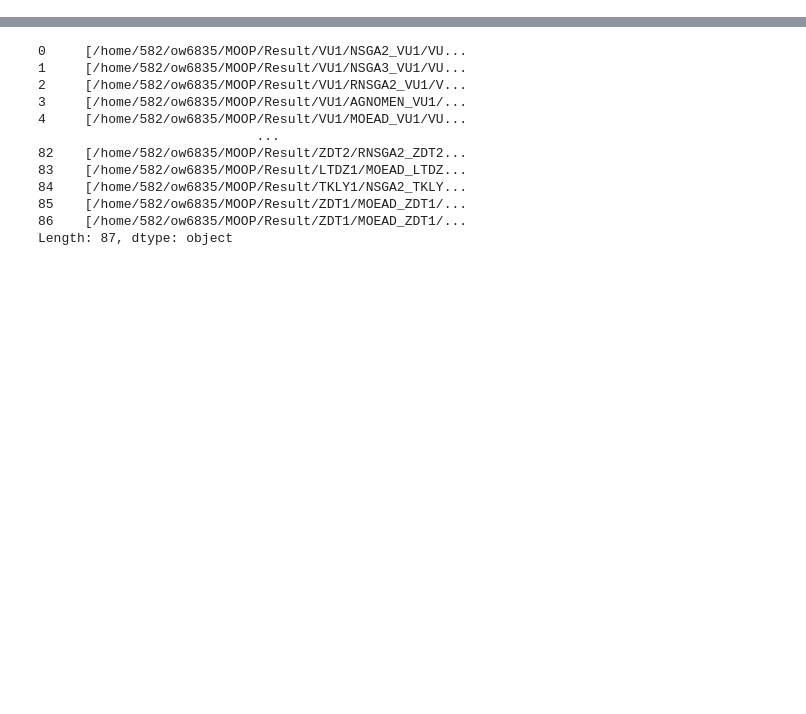
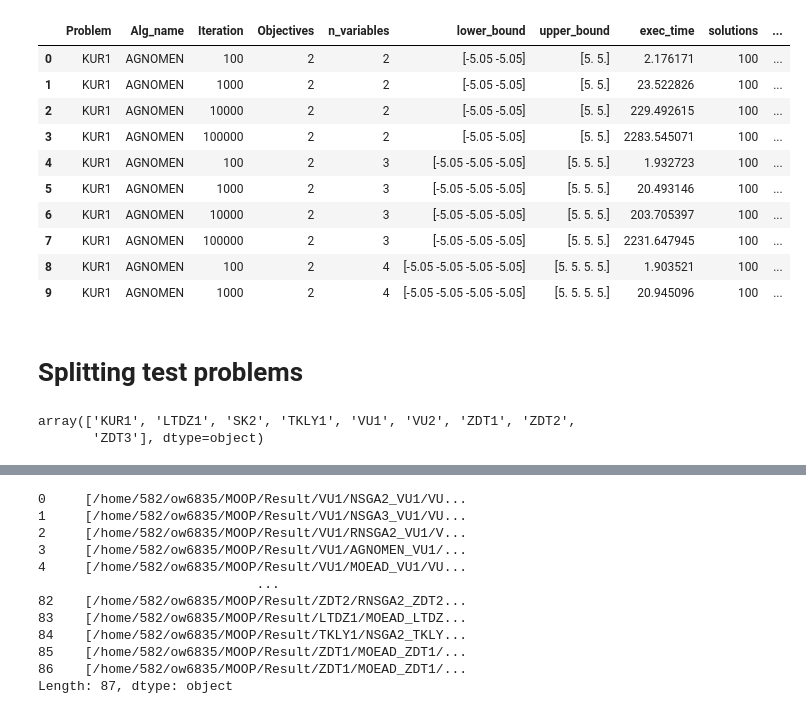
Before and after one commit to wuyoscar/Multi-Obj_Optimization, a Jupyter notebook: Result/process_result.ipynb, the cells around one changed output, grey strips where cells are left out. Cells and saved outputs as stored; diff of their text form; code cells hidden in the pictures; blank space fills up the shorter version.

```diff
--- a/Result/process_result.ipynb
+++ b/Result/process_result.ipynb
@@ -23,0 +21,30 @@ result.iloc[:,1:].to_csv('part_test_problems_result.csv')
+# %%
+import pandas as pd
+import numpy as np
+from matplotlib import pyplot as plt
+pd.set_option('display.max_rows', None)
+result = pd.read_csv('Jobs_record')
+#result = pd.read_csv('Jobs_record')
+sorted_result = result.sort_values(['Problem', 'Alg_name','n_variables', 'Iteration']).reset_index(drop=True)
+
+sorted_result.loc[:,'solution_path'] = sorted_result['path'].str[29:].values
+sorted_result[:10]
+# %% [output]
+|  | Problem | Alg_name | Iteration | Objectives | n_variables | lower_bound | upper_bound | exec_time | solutions | ... |
+| 0 | KUR1 | AGNOMEN | 100 | 2 | 2 | [-5.05 -5.05] | [5. 5.] | 2.176171 | 100 | ... |
+| 1 | KUR1 | AGNOMEN | 1000 | 2 | 2 | [-5.05 -5.05] | [5. 5.] | 23.522826 | 100 | ... |
+| 2 | KUR1 | AGNOMEN | 10000 | 2 | 2 | [-5.05 -5.05] | [5. 5.] | 229.492615 | 100 | ... |
+| 3 | KUR1 | AGNOMEN | 100000 | 2 | 2 | [-5.05 -5.05] | [5. 5.] | 2283.545071 | 100 | ... |
+| 4 | KUR1 | AGNOMEN | 100 | 2 | 3 | [-5.05 -5.05 -5.05] | [5. 5. 5.] | 1.932723 | 100 | ... |
+| 5 | KUR1 | AGNOMEN | 1000 | 2 | 3 | [-5.05 -5.05 -5.05] | [5. 5. 5.] | 20.493146 | 100 | ... |
+| 6 | KUR1 | AGNOMEN | 10000 | 2 | 3 | [-5.05 -5.05 -5.05] | [5. 5. 5.] | 203.705397 | 100 | ... |
+| 7 | KUR1 | AGNOMEN | 100000 | 2 | 3 | [-5.05 -5.05 -5.05] | [5. 5. 5.] | 2231.647945 | 100 | ... |
+| 8 | KUR1 | AGNOMEN | 100 | 2 | 4 | [-5.05 -5.05 -5.05 -5.05] | [5. 5. 5. 5.] | 1.903521 | 100 | ... |
+| 9 | KUR1 | AGNOMEN | 1000 | 2 | 4 | [-5.05 -5.05 -5.05 -5.05] | [5. 5. 5. 5.] | 20.945096 | 100 | ... |
+# %% [markdown]
+# Splitting test problems
+# %%
+for test_problems in sorted_result['Problem'].unique():
+# %% [output]
+array(['KUR1', 'LTDZ1', 'SK2', 'TKLY1', 'VU1', 'VU2', 'ZDT1', 'ZDT2',
+       'ZDT3'], dtype=object)
```
Also changed, not shown: parts of 6 cells of this notebook, 1 other file.
